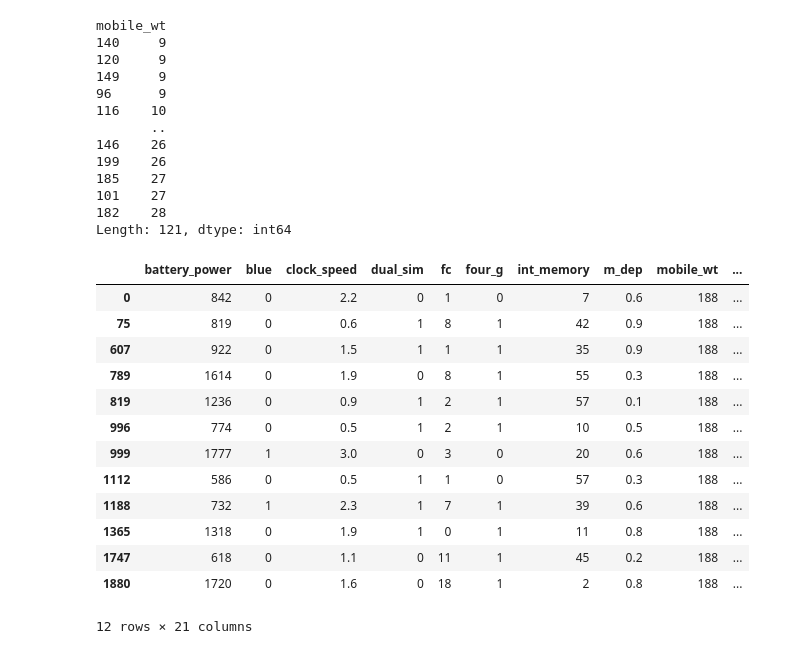
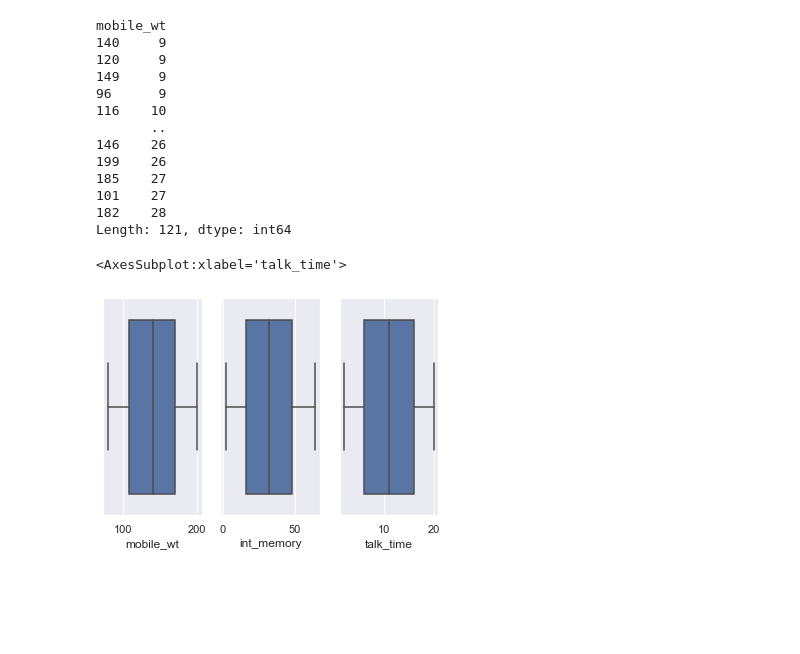
Before and after one commit to theLeague-AI/TheLeagueAI_main, a Jupyter notebook: Project_2021/Mobile Price Competition Data Preparation.ipynb, the cells around one changed output. Cells and saved outputs as stored; diff of their text form; code cells hidden in the pictures; blank space fills up the shorter version.

Commit message:
More changes to the project, added outliers to the data

```diff
--- a/Project_2021/Mobile Price Competition Data Preparation.ipynb
+++ b/Project_2021/Mobile Price Competition Data Preparation.ipynb
@@ -148,21 +148,14 @@ mobile_wt
 101    27
 182    28
 Length: 121, dtype: int64
-# %%
-mobile_wt_200 = df_train[df_train['mobile_wt']==188]
-mobile_wt_200
-# %% [output]
-|  | battery_power | blue | clock_speed | dual_sim | fc | four_g | int_memory | m_dep | mobile_wt | ... |
-| 0 | 842 | 0 | 2.2 | 0 | 1 | 0 | 7 | 0.6 | 188 | ... |
-| 75 | 819 | 0 | 0.6 | 1 | 8 | 1 | 42 | 0.9 | 188 | ... |
-| 607 | 922 | 0 | 1.5 | 1 | 1 | 1 | 35 | 0.9 | 188 | ... |
-| 789 | 1614 | 0 | 1.9 | 0 | 8 | 1 | 55 | 0.3 | 188 | ... |
-| 819 | 1236 | 0 | 0.9 | 1 | 2 | 1 | 57 | 0.1 | 188 | ... |
-| 996 | 774 | 0 | 0.5 | 1 | 2 | 1 | 10 | 0.5 | 188 | ... |
-| 999 | 1777 | 1 | 3.0 | 0 | 3 | 0 | 20 | 0.6 | 188 | ... |
-| 1112 | 586 | 0 | 0.5 | 1 | 1 | 0 | 57 | 0.3 | 188 | ... |
-| 1188 | 732 | 1 | 2.3 | 1 | 7 | 1 | 39 | 0.6 | 188 | ... |
-| 1365 | 1318 | 0 | 1.9 | 1 | 0 | 1 | 11 | 0.8 | 188 | ... |
-| 1747 | 618 | 0 | 1.1 | 0 | 11 | 1 | 45 | 0.2 | 188 | ... |
-| 1880 | 1720 | 0 | 1.6 | 0 | 18 | 1 | 2 | 0.8 | 188 | ... |
-12 rows × 21 columns
+# %%
+import matplotlib.pyplot as plt
+import seaborn as sns
+sns.set()
+fig, axs = plt.subplots(ncols=3)
+sns.boxplot(x='mobile_wt',data=df_train,ax=axs[0])
+sns.boxplot(x='int_memory',data=df_train, ax=axs[1])
+sns.boxplot(x='talk_time',data=df_train, ax=axs[2])
+# %% [output]
+<AxesSubplot:xlabel='talk_time'>
+[figure, added]
```
Also changed, not shown: parts of 15 cells of this notebook, 1 other file.
